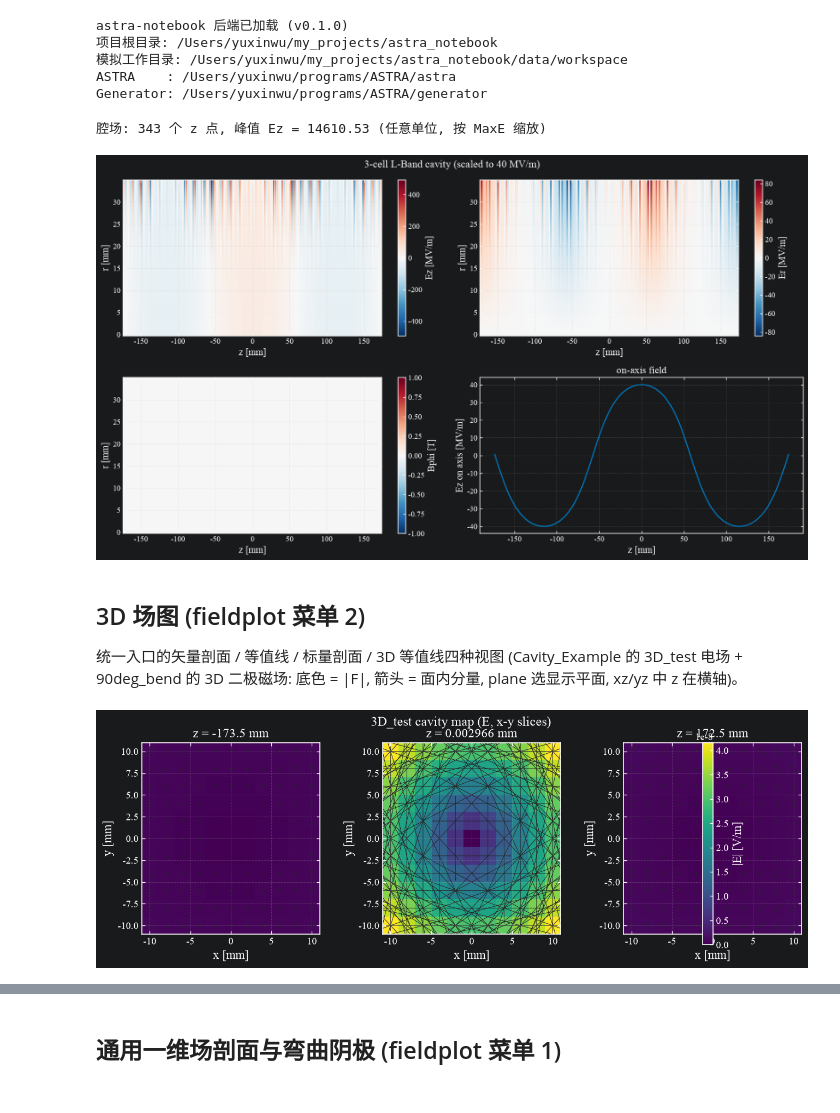
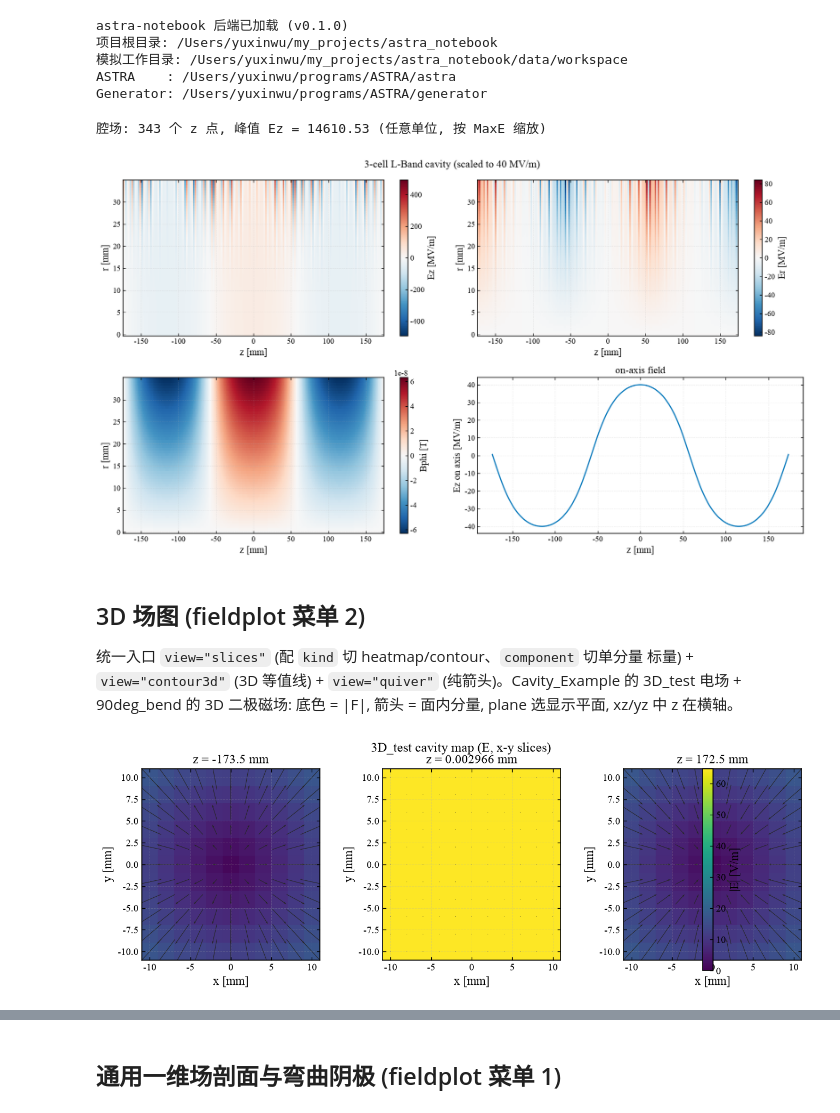
Before and after one commit to yuxinwu919/astra_notebook, a Jupyter notebook: examples/fieldplot_demo.ipynb, the cells around one changed output, grey strips where cells are left out. Saved outputs shown, nothing was run; the diff lists cells and outputs as text; code cells hidden in the pictures.

```diff
--- a/examples/fieldplot_demo.ipynb
+++ b/examples/fieldplot_demo.ipynb
@@ -16,32 +16,35 @@ Generator: /Users/yuxinwu/programs/ASTRA/generator
 # %%
 from astra_tools.io.field_map import read_cavity_field
 from astra_tools.plot.field_plots import plot_cavity_field
+import numpy as np
 
 cav = read_cavity_field(
     PROJECT_ROOT / "examples/Manual_Example/3_cell_L-Band.dat")
 print("腔场: %d 个 z 点, 峰值 Ez = %.2f (任意单位, 按 MaxE 缩放)"
       % (len(cav.z), cav.peak_field_arb))
-plot_cavity_field(cav, maxE_MVpm=40,
+# Bφ 面板需 RF 角频率 (手册第8章); 缺 omega 则 Bφ=0 → 左下角空白
+plot_cavity_field(cav, omega=2 * np.pi * 1.3e9, maxE_MVpm=40,
                   title="3-cell L-Band cavity (scaled to 40 MV/m)");
 # %% [output]
 腔场: 343 个 z 点, 峰值 Ez = 14610.53 (任意单位, 按 MaxE 缩放)
-[figure, old version]
+[figure, new version]
 # %% [markdown]
 ## 3D 场图 (fieldplot 菜单 2)
 
-统一入口的矢量剖面 / 等值线 / 标量剖面 / 3D 等值线四种视图 (Cavity_Example
+统一入口 `view="slices"` (配 `kind` 切 heatmap/contour、`component` 切单分量
+标量) + `view="contour3d"` (3D 等值线) + `view="quiver"` (纯箭头)。Cavity_Example
 的 3D_test 电场 + 90deg_bend 的 3D 二极磁场: 底色 = |F|, 箭头 = 面内分量,
-plane 选显示平面, xz/yz 中 z 在横轴)。
+plane 选显示平面, xz/yz 中 z 在横轴。
 # %%
 from astra_tools.plot.field_plots import plot_3d_field_map
 m3d = PROJECT_ROOT / "examples/Cavity_Example/3D_test"
 if (PROJECT_ROOT / "examples/Cavity_Example/3D_test.ex").exists():
-    plot_3d_field_map(m3d, view="vector_slices", plane="xy", n_slices=3,
+    plot_3d_field_map(m3d, view="slices", plane="xy", n_slices=3,
                       title="3D_test cavity map (E, x-y slices)");
 else:
     print("3D 场图文件不存在")
 # %% [output]
-[figure, old version]
+[figure, new version]
 # %%
 from astra_tools.plot.field_plots import plot_3d_field_map
 dip = PROJECT_ROOT / "examples/90deg_bend_Example/3D_Dipole.bx"
```
Also changed, not shown: parts of 5 cells of this notebook, 20 other files.
